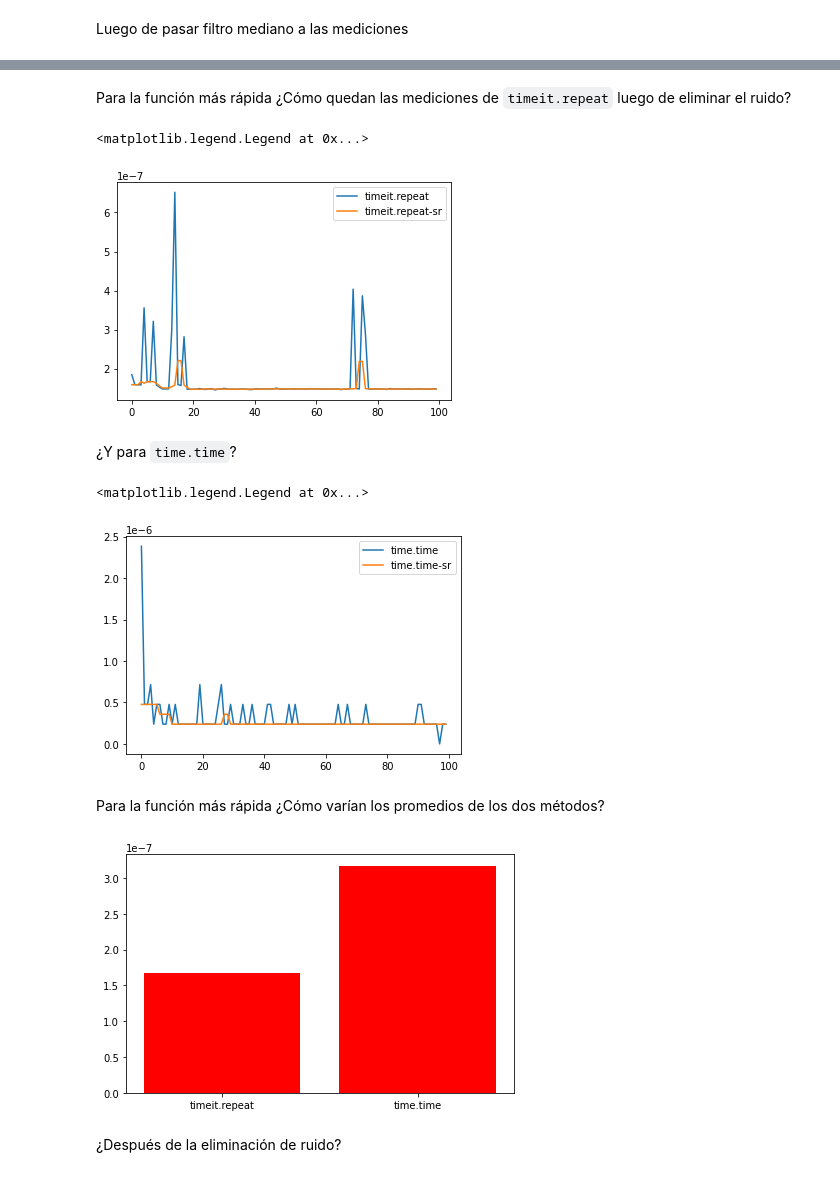
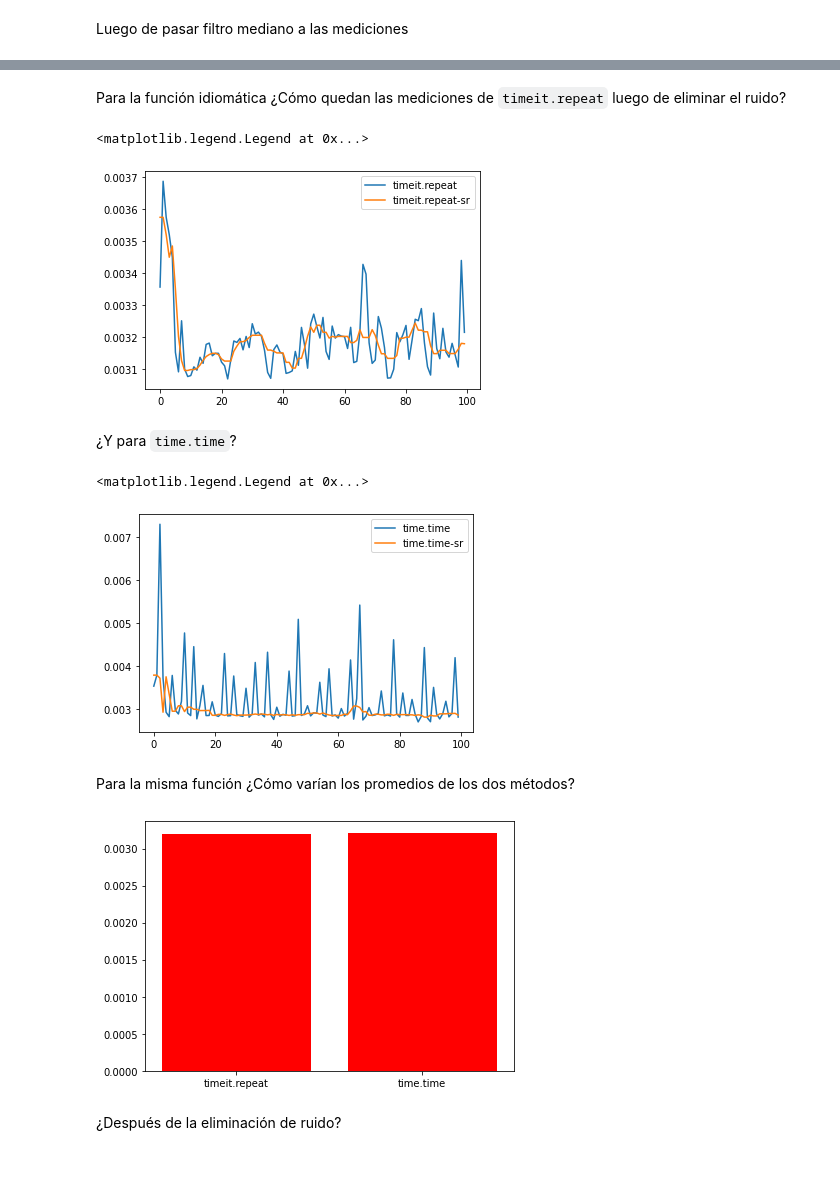
Before and after one commit to stefano-andre/sobre-python, a Jupyter notebook: python-timing.ipynb, the cells around one changed output, grey strips where cells are left out. Cells and saved outputs as stored; diff of their text form; code cells hidden in the pictures.

```diff
--- a/python-timing.ipynb
+++ b/python-timing.ipynb
@@ -591,35 +591,35 @@ plt.legend()
 # %% [markdown]
-Para la función más rápida ¿Cómo quedan las mediciones de `timeit.repeat` luego de eliminar el ruido?
+Para la función idiomática ¿Cómo quedan las mediciones de `timeit.repeat` luego de eliminar el ruido?
 # %%
-plt.plot(x, t0, label='timeit.repeat')
-plt.plot(x, t0sr, label='timeit.repeat-sr')
+plt.plot(x, t1, label='timeit.repeat')
+plt.plot(x, t1sr, label='timeit.repeat-sr')
 # para mostrar la leyenda
 plt.legend()
 # %% [output]
 <matplotlib.legend.Legend at 0x...>
-[figure, old version]
+[figure, new version]
 # %% [markdown]
 ¿Y para `time.time`?
 # %%
-plt.plot(x, r0, label='time.time')
-plt.plot(x, r0sr, label='time.time-sr')
+plt.plot(x, r1, label='time.time')
+plt.plot(x, r1sr, label='time.time-sr')
 # para mostrar la leyenda
 plt.legend()
 # %% [output]
 <matplotlib.legend.Legend at 0x...>
-[figure, old version]
+[figure, new version]
 # %% [markdown]
-Para la función más rápida ¿Cómo varían los promedios de los dos métodos?
+Para la misma función ¿Cómo varían los promedios de los dos métodos?
 # %%
 noms = ['timeit.repeat','time.time']
 proms = [
-    statistics.mean(t0),
-    statistics.mean(r0)
+    statistics.mean(t1),
+    statistics.mean(r1)
 ]
 plt.bar(noms,proms,color='r')
 plt.tight_layout()
 # %% [output]
-[figure, old version]
+[figure, new version]
 # %% [markdown]
 ¿Después de la eliminación de ruido?
 # %%
```
Also changed, not shown: parts of 44 cells of this notebook.
